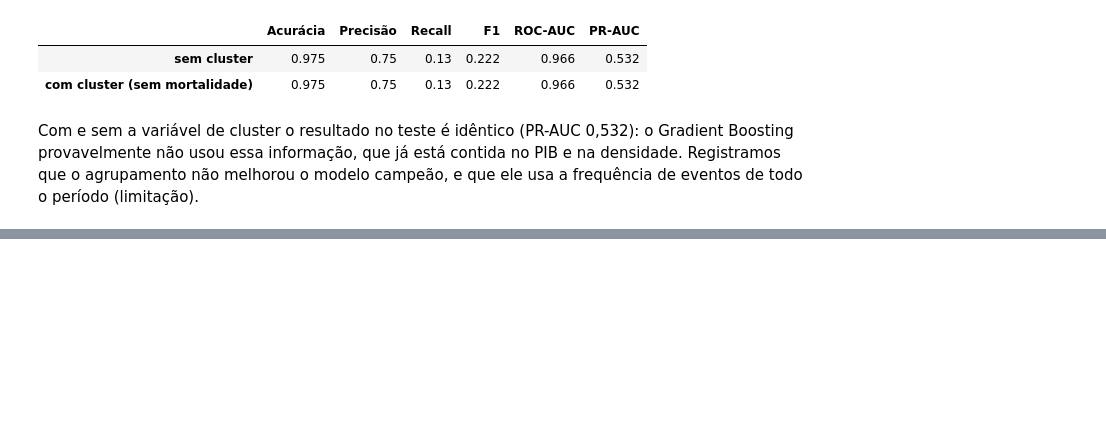
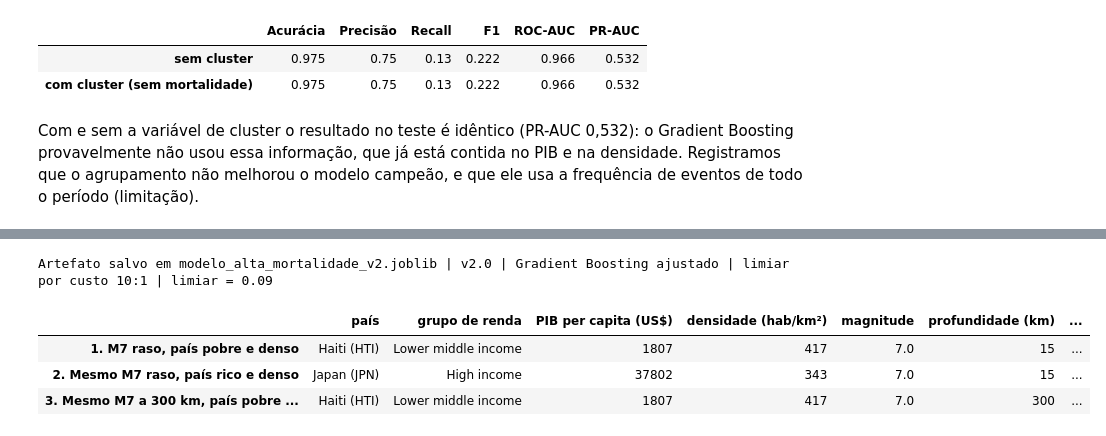
Before and after one commit to EnzoSottoRib/projeto_sismos, a Jupyter notebook: Analise_Sismos.ipynb, the cells around one changed output, grey strips where cells are left out. Cells and saved outputs as stored; diff of their text form; code cells hidden in the pictures; blank space fills up the shorter version.

Commit message:
Add: avaliar_terremotos()

```diff
--- a/Analise_Sismos.ipynb
+++ b/Analise_Sismos.ipynb
@@ -718,0 +722,77 @@ Com e sem a variável de cluster o resultado no teste é idêntico (PR-AUC 0,532
+# %%
+import joblib
+
+# Limiar oficial: custo FN:FP = 10:1, escolhido na validação cruzada do TREINO (mesma regra da tabela acima)
+LIMIAR = round(float(limiar_otimo(proba_cv, y_tr.values, CUSTO_FN, CUSTO_FP)), 2)
+
+ORDEM_RENDA = sorted(eventos["grupo_renda"].dropna().unique())     # mesma ordem do get_dummies (alfabética)
+FEATURES = list(X_tr.columns)                                       # mesma ordem do treino
+assert FEATURES == num + ORDEM_RENDA[1:], "a ordem das variáveis não bate com a do treino"
+
+# Tabela de países: covariáveis recentes do Banco Mundial + nível de estrago do clustering (só para exibir)
+tabela_paises = paises_completos[["iso3", "pais", "grupo_renda", "pib_pc", "dens_pop", "log_pib_pc", "log_dens_pop"]].merge(
+    indicador[["iso3", "nivel_estrago"]], on="iso3", how="left")
+
+# Artefato: o pipeline campeão JÁ TREINADO (não há novo fit aqui)
+ARQUIVO_MODELO = "modelo_alta_mortalidade_v2.joblib"
+artefato = {"versao": "v2.0 | Gradient Boosting ajustado | limiar por custo 10:1",
+            "modelo": campeao, "pipeline": candidatos[campeao], "limiar": LIMIAR, "custo_fn_fp": (CUSTO_FN, CUSTO_FP),
+            "features": FEATURES, "num_cols": num, "ordem_renda": ORDEM_RENDA, "paises": tabela_paises}
+joblib.dump(artefato, ARQUIVO_MODELO)
+
+
+def avaliar_terremoto(mag, prof_km, dist_costa_km, pais, artefato=None):
+    """Probabilidade de alta mortalidade (>= 100 mortes) de um terremoto inédito e a decisão pelo limiar de custo.
+    pais: código ISO3 (ex.: 'HTI') ou nome do país como no Banco Mundial (ex.: 'Haiti')."""
+    art = artefato if artefato is not None else joblib.load(ARQUIVO_MODELO)
+    tab = art["paises"]
+    chave = str(pais).strip()
+    achados = tab[(tab["iso3"].str.upper() == chave.upper()) | (tab["pais"].str.casefold() == chave.casefold())]
+    if achados.empty:
+        raise ValueError(f"País '{pais}' não encontrado na tabela de países. Use o ISO3 (ex.: 'HTI') ou o nome do Banco Mundial (ex.: 'Haiti').")
+    p = achados.iloc[0]
+
+    valores = {"mag": mag, "prof_km": prof_km, "dist_costa_km": dist_costa_km,
+               "log_pib_pc": p["log_pib_pc"], "log_dens_pop": p["log_dens_pop"]}
+    faltando = [k for k, v in valores.items() if v is None or pd.isna(v)]
+    if pd.isna(p["grupo_renda"]) or p["grupo_renda"] not in art["ordem_renda"]:
+        faltando.append("grupo_renda")
+    if faltando:
+        raise ValueError(f"Faltam variáveis para {p['pais']} ({p['iso3']}): {faltando}")
+
+    linha = {k: float(v) for k, v in valores.items()}
+    linha.update({r: float(p["grupo_renda"] == r) for r in art["ordem_renda"][1:]})   # dummies com drop_first
+    ausentes = [f for f in art["features"] if f not in linha]
+    if ausentes:
+        raise ValueError(f"Variáveis do treino que não foi possível montar: {ausentes}")
+    x_novo = pd.DataFrame([linha])[art["features"]]                                     # mesma ordem do treino
+
+    prob = float(art["pipeline"].predict_proba(x_novo)[0, 1])
+    return {"país": f"{p['pais']} ({p['iso3']})", "grupo de renda": p["grupo_renda"],
+            "PIB per capita (US$)": round(float(p["pib_pc"])), "densidade (hab/km²)": round(float(p["dens_pop"])),
+            "magnitude": mag, "profundidade (km)": prof_km, "distância da costa (km)": dist_costa_km,
+            "prob. alta mortalidade (%)": round(100 * prob, 1), "limiar (%)": round(100 * art["limiar"], 1),
+            "decisão": "ALERTA: pré-mobilizar equipes e estoques" if prob >= art["limiar"] else "Monitorar",
+            "nível de estrago (cluster, só exibição)": None if pd.isna(p["nivel_estrago"]) else int(p["nivel_estrago"])}
+
+
+# Conferência: o modelo salvo é o mesmo avaliado acima (mesmas probabilidades no teste, sem retreino)
+assert np.allclose(joblib.load(ARQUIVO_MODELO)["pipeline"].predict_proba(X_te)[:, 1], proba_te)
+print(f"Artefato salvo em {ARQUIVO_MODELO} | {artefato['versao']} | limiar = {LIMIAR}")
+# %% [output]
+Artefato salvo em modelo_alta_mortalidade_v2.joblib | v2.0 | Gradient Boosting ajustado | limiar por custo 10:1 | limiar = 0.09
+# %%
+# "Servidor de produção": carrega só o arquivo salvo e avalia três terremotos inéditos
+art = joblib.load(ARQUIVO_MODELO)
+cenarios = {
+    "1. M7 raso, país pobre e denso": dict(mag=7.0, prof_km=15, dist_costa_km=0, pais="HTI"),
+    "2. Mesmo M7 raso, país rico e denso": dict(mag=7.0, prof_km=15, dist_costa_km=0, pais="Japan"),
+    "3. Mesmo M7 a 300 km, país pobre e denso": dict(mag=7.0, prof_km=300, dist_costa_km=0, pais="HTI"),
+}
+simulacao = pd.DataFrame({nome: avaliar_terremoto(**c, artefato=art) for nome, c in cenarios.items()}).T
+display(simulacao)
+# %% [output]
+|  | país | grupo de renda | PIB per capita (US$) | densidade (hab/km²) | magnitude | profundidade (km) | ... |
+| 1. M7 raso, país pobre e denso | Haiti (HTI) | Lower middle income | 1807 | 417 | 7.0 | 15 | ... |
+| 2. Mesmo M7 raso, país rico e denso | Japan (JPN) | High income | 37802 | 343 | 7.0 | 15 | ... |
+| 3. Mesmo M7 a 300 km, país pobre ... | Haiti (HTI) | Lower middle income | 1807 | 417 | 7.0 | 300 | ... |
```
Also changed, not shown: parts of 2 cells of this notebook, 3 other files.
